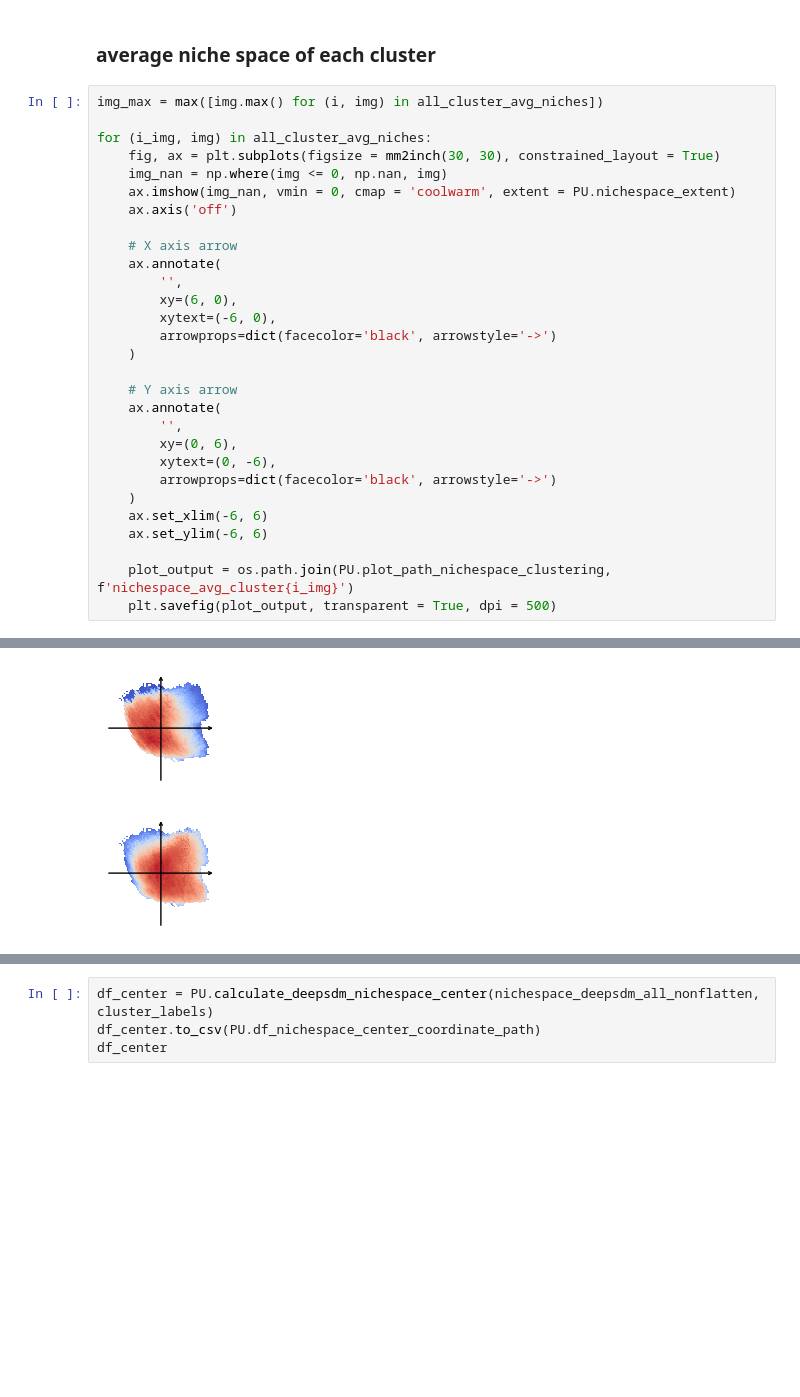
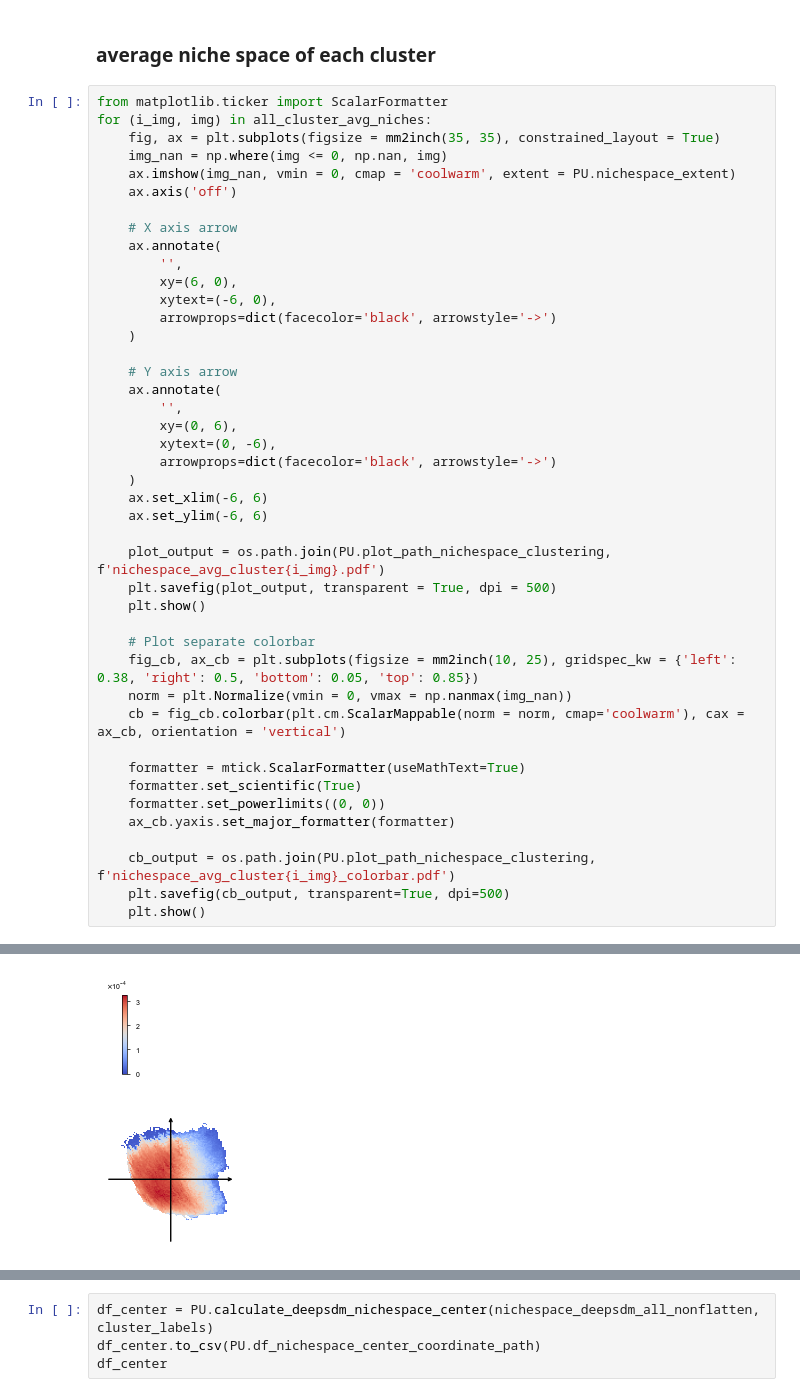
Before and after one commit to yuhinas/DeepSDM, a Jupyter notebook: Fig5_nichespace_clustering.ipynb, the cells around one changed output, grey strips where cells are left out. Saved outputs shown, nothing was run; the diff lists cells and outputs as text; blank space fills up the shorter version.

Commit message:
Rewriwte plots6

```diff
--- a/Fig5_nichespace_clustering.ipynb
+++ b/Fig5_nichespace_clustering.ipynb
@@ -93,35 +93,49 @@ with open(PU.cluster_avg_nichespace_path, 'w') as f:
 # %% [markdown]
 ### average niche space of each cluster
 # %%
-img_max = max([img.max() for (i, img) in all_cluster_avg_niches])
-
+from matplotlib.ticker import ScalarFormatter
 for (i_img, img) in all_cluster_avg_niches:
-    fig, ax = plt.subplots(figsize = mm2inch(30, 30), constrained_layout = True)
+    fig, ax = plt.subplots(figsize = mm2inch(35, 35), constrained_layout = True)
     img_nan = np.where(img <= 0, np.nan, img)
     ax.imshow(img_nan, vmin = 0, cmap = 'coolwarm', extent = PU.nichespace_extent)
     ax.axis('off')
 
     # X axis arrow
     ax.annotate(
         '',
         xy=(6, 0),
         xytext=(-6, 0),
         arrowprops=dict(facecolor='black', arrowstyle='->')
     )
 
     # Y axis arrow
     ax.annotate(
         '',
         xy=(0, 6),
         xytext=(0, -6),
         arrowprops=dict(facecolor='black', arrowstyle='->')
     )
     ax.set_xlim(-6, 6)
     ax.set_ylim(-6, 6)
 
-    plot_output = os.path.join(PU.plot_path_nichespace_clustering, f'nichespace_avg_cluster{i_img}')
+    plot_output = os.path.join(PU.plot_path_nichespace_clustering, f'nichespace_avg_cluster{i_img}.pdf')
     plt.savefig(plot_output, transparent = True, dpi = 500)
+    plt.show()
+
+    # Plot separate colorbar
+    fig_cb, ax_cb = plt.subplots(figsize = mm2inch(10, 25), gridspec_kw = {'left': 0.38, 'right': 0.5, 'bottom': 0.05, 'top': 0.85})
+    norm = plt.Normalize(vmin = 0, vmax = np.nanmax(img_nan))
+    cb = fig_cb.colorbar(plt.cm.ScalarMappable(norm = norm, cmap='coolwarm'), cax = ax_cb, orientation = 'vertical')
+
+    formatter = mtick.ScalarFormatter(useMathText=True)
+    formatter.set_scientific(True)
+    formatter.set_powerlimits((0, 0))
+    ax_cb.yaxis.set_major_formatter(formatter)
+
+    cb_output = os.path.join(PU.plot_path_nichespace_clustering, f'nichespace_avg_cluster{i_img}_colorbar.pdf')
+    plt.savefig(cb_output, transparent=True, dpi=500)
+    plt.show()
 # %% [output]
 [figure]
-[figure, old version]
+[figure, new version]
-[figure, old version]
+[figure, new version]
```
Also changed, not shown: parts of 1 cell of this notebook, 3 other files.
